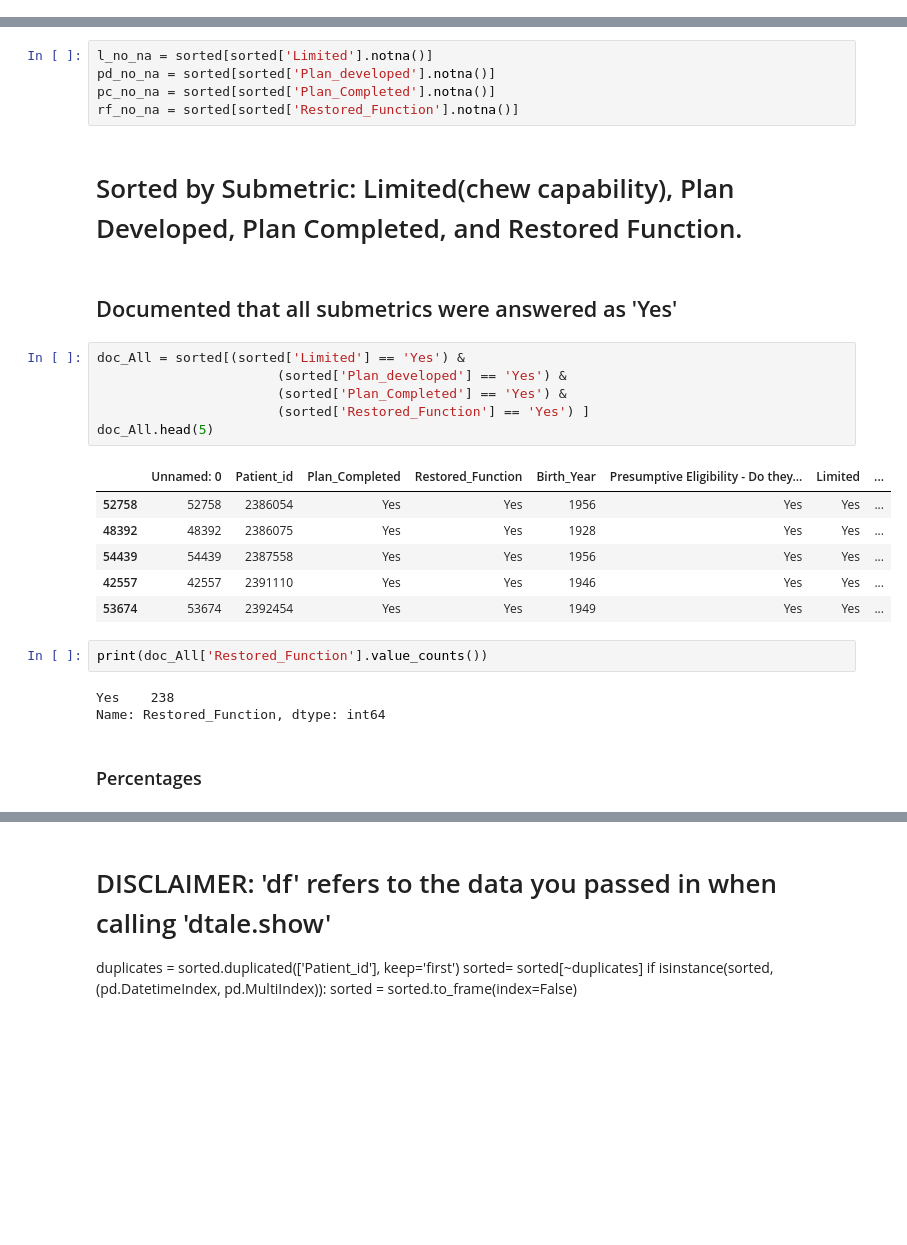
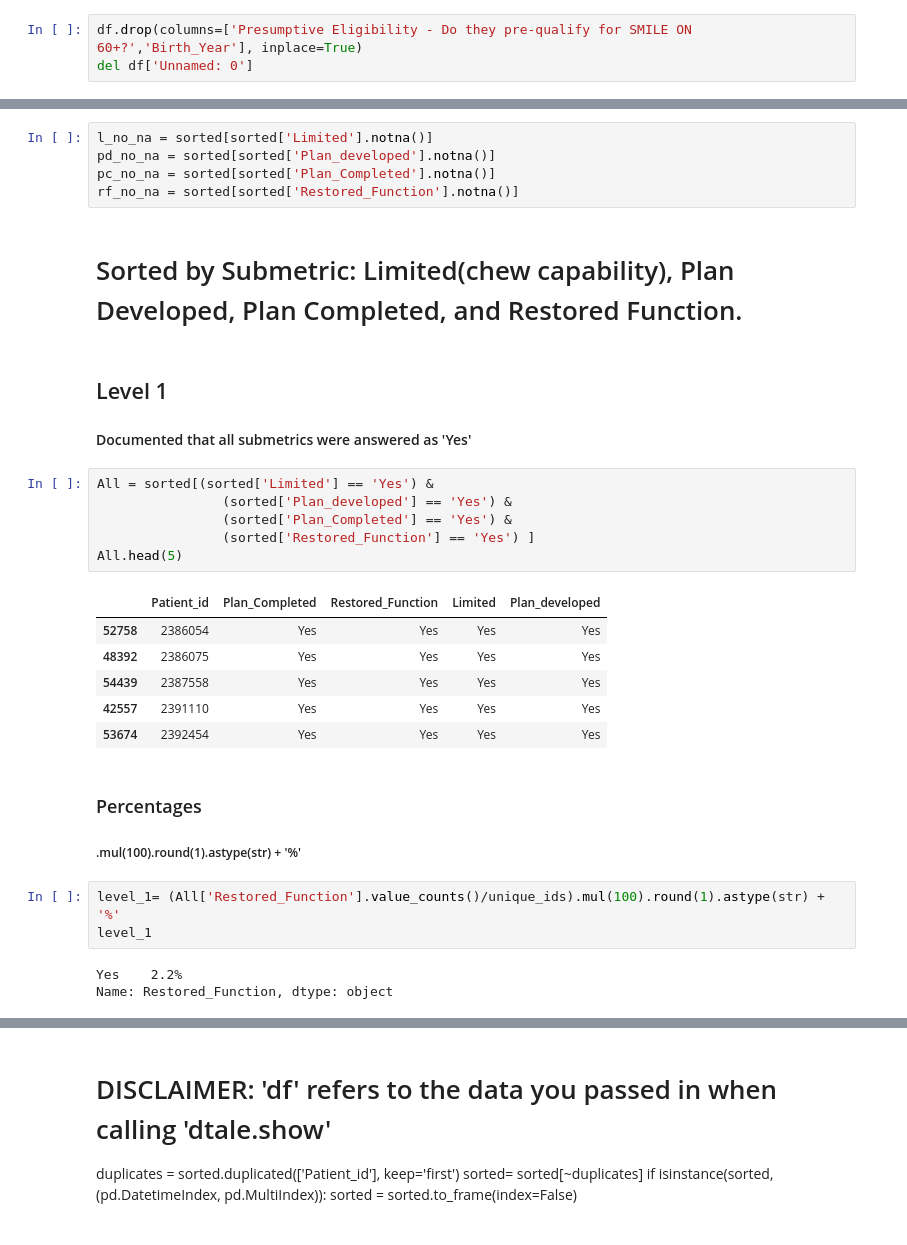
Before and after one commit to Rhunsilval/smile_on_python, a Jupyter notebook: Notebook/outcomes.ipynb, the cells around one changed output, grey strips where cells are left out. Saved outputs shown, nothing was run; the diff lists cells and outputs as text; blank space fills up the shorter version.

```diff
--- a/Notebook/outcomes.ipynb
+++ b/Notebook/outcomes.ipynb
@@ -43,0 +45,3 @@ Name: Treatment Plan - Was the enrollee able to be restored to function (can che
+# %%
+df.drop(columns=['Presumptive Eligibility - Do they pre-qualify for SMILE ON 60+?','Birth_Year'], inplace=True)
+del df['Unnamed: 0']
@@ -96,28 +102,31 @@ l_no_na = sorted[sorted['Limited'].notna()]
 pd_no_na = sorted[sorted['Plan_developed'].notna()]
 pc_no_na = sorted[sorted['Plan_Completed'].notna()]
 rf_no_na = sorted[sorted['Restored_Function'].notna()]
-# %% [markdown]
-
-# Sorted by Submetric: Limited(chew capability), Plan Developed, Plan Completed, and Restored Function.
-# %% [markdown]
-## Documented that all submetrics were answered as 'Yes'
+# %% [markdown]
+
+# Sorted by Submetric: Limited(chew capability), Plan Developed, Plan Completed, and Restored Function.
+# %% [markdown]
+## Level 1
+#### Documented that all submetrics were answered as 'Yes'
 # %%
-doc_All = sorted[(sorted['Limited'] == 'Yes') &
-                       (sorted['Plan_developed'] == 'Yes') &
-                       (sorted['Plan_Completed'] == 'Yes') &
-                       (sorted['Restored_Function'] == 'Yes') ]
-doc_All.head(5)
+All = sorted[(sorted['Limited'] == 'Yes') &
+                (sorted['Plan_developed'] == 'Yes') &
+                (sorted['Plan_Completed'] == 'Yes') &
+                (sorted['Restored_Function'] == 'Yes') ]
+All.head(5)
 # %% [output]
-|  | Unnamed: 0 | Patient_id | Plan_Completed | Restored_Function | Birth_Year | Presumptive Eligibility - Do they... | Limited | ... |
-| 52758 | 52758 | 2386054 | Yes | Yes | 1956 | Yes | Yes | ... |
-| 48392 | 48392 | 2386075 | Yes | Yes | 1928 | Yes | Yes | ... |
-| 54439 | 54439 | 2387558 | Yes | Yes | 1956 | Yes | Yes | ... |
-| 42557 | 42557 | 2391110 | Yes | Yes | 1946 | Yes | Yes | ... |
-| 53674 | 53674 | 2392454 | Yes | Yes | 1949 | Yes | Yes | ... |
+|  | Patient_id | Plan_Completed | Restored_Function | Limited | Plan_developed |
+| 52758 | 2386054 | Yes | Yes | Yes | Yes |
+| 48392 | 2386075 | Yes | Yes | Yes | Yes |
+| 54439 | 2387558 | Yes | Yes | Yes | Yes |
+| 42557 | 2391110 | Yes | Yes | Yes | Yes |
+| 53674 | 2392454 | Yes | Yes | Yes | Yes |
+# %% [markdown]
+### Percentages
+##### .mul(100).round(1).astype(str) + '%'
 # %%
-print(doc_All['Restored_Function'].value_counts())
+level_1= (All['Restored_Function'].value_counts()/unique_ids).mul(100).round(1).astype(str) + '%'
+level_1
 # %% [output]
-Yes    238
-Name: Restored_Function, dtype: int64
+Yes    2.2%
+Name: Restored_Function, dtype: object
-# %% [markdown]
-### Percentages
```
Also changed, not shown: parts of 28 cells of this notebook, 2 other files.
